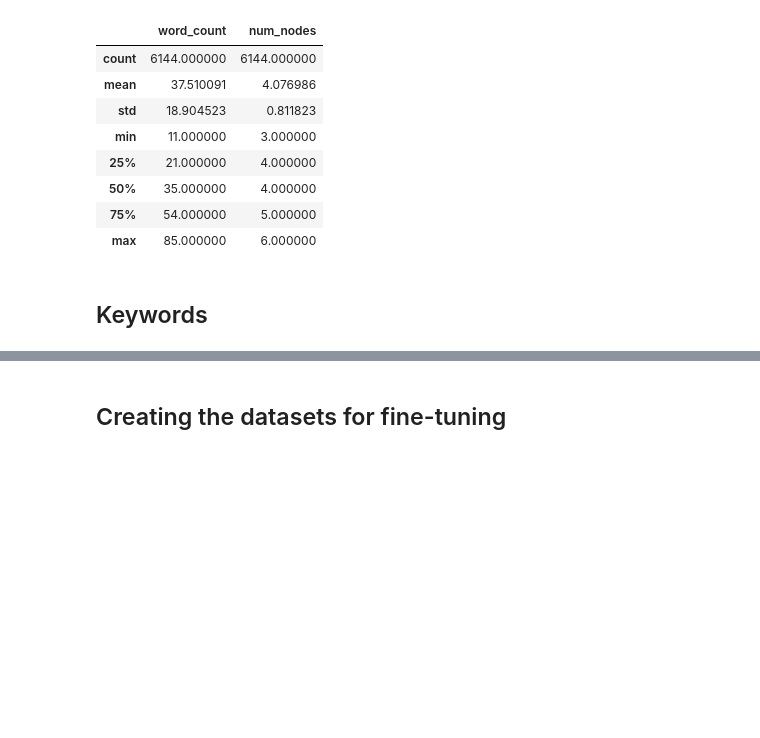
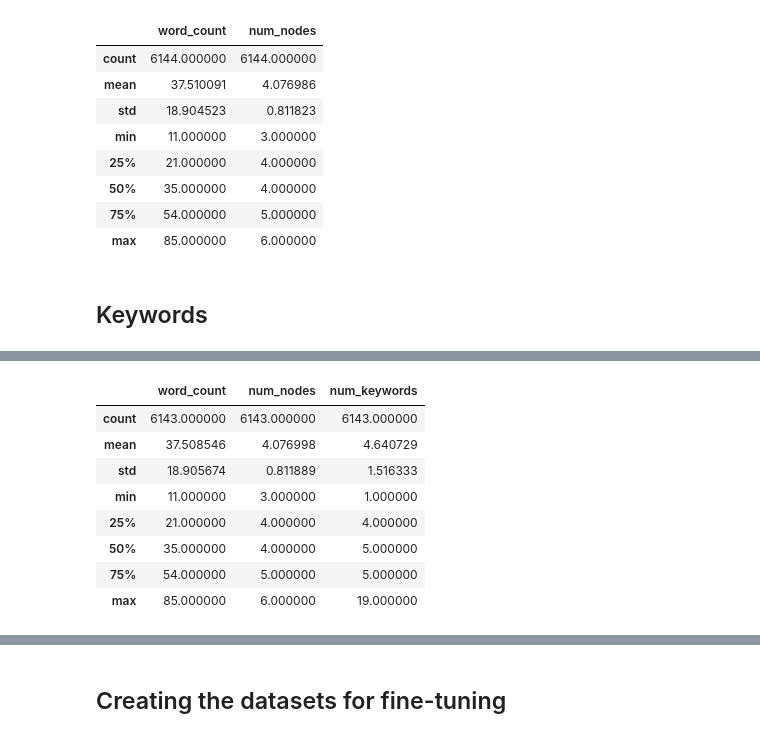
Before and after one commit to aastroza/mistral-fine-tuning, a Jupyter notebook: notebooks/02_refine_jokes_dataset.ipynb, the cells around one changed output, grey strips where cells are left out. Cells and saved outputs as stored; diff of their text form; code cells hidden in the pictures; blank space fills up the shorter version.

```diff
--- a/notebooks/02_refine_jokes_dataset.ipynb
+++ b/notebooks/02_refine_jokes_dataset.ipynb
@@ -191,0 +237,12 @@ df.describe()
+# %%
+df.describe()
+# %% [output]
+|  | word_count | num_nodes | num_keywords |
+| count | 6143.000000 | 6143.000000 | 6143.000000 |
+| mean | 37.508546 | 4.076998 | 4.640729 |
+| std | 18.905674 | 0.811889 | 1.516333 |
+| min | 11.000000 | 3.000000 | 1.000000 |
+| 25% | 21.000000 | 4.000000 | 4.000000 |
+| 50% | 35.000000 | 4.000000 | 5.000000 |
+| 75% | 54.000000 | 5.000000 | 5.000000 |
+| max | 85.000000 | 6.000000 | 19.000000 |
```
Also changed, not shown: parts of 9 cells of this notebook, 2 other files.
